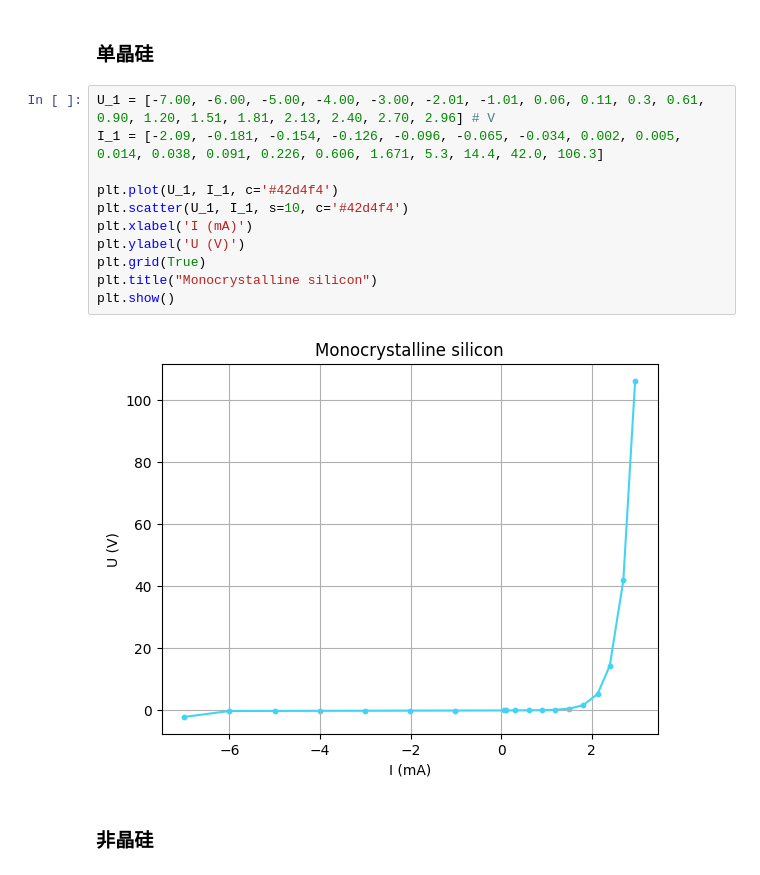
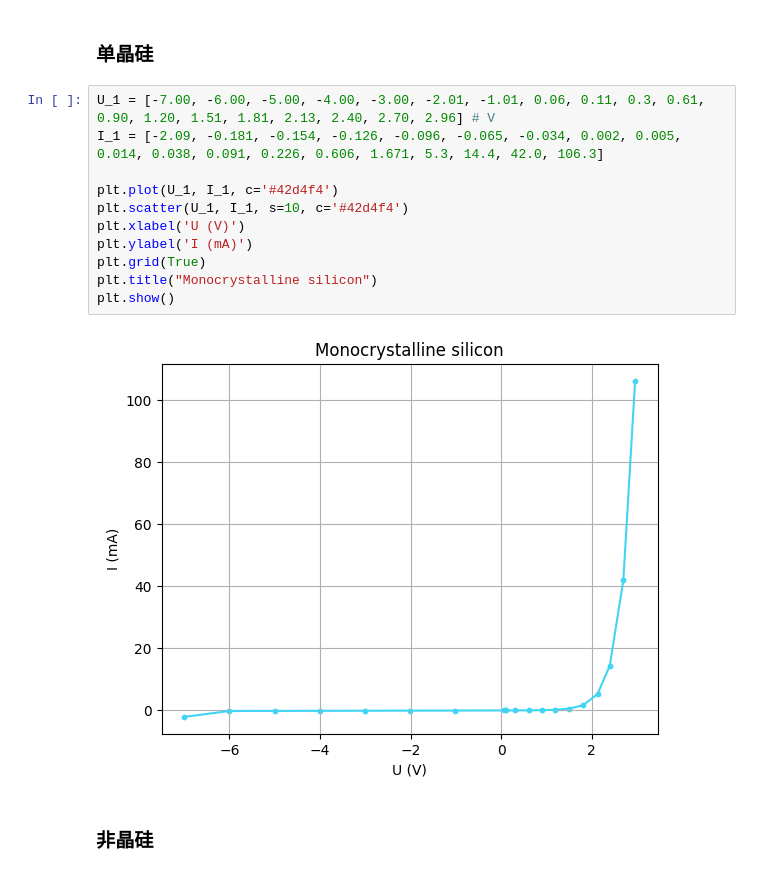
Before and after one commit to HITSZ-OpenAuto/PHYS1002, a Jupyter notebook: Exp11/太阳能电池（by longlin）.ipynb, the cells around one changed output. Cells and saved outputs as stored; diff of their text form.

```diff
--- a/Exp11/太阳能电池（by longlin）.ipynb
+++ b/Exp11/太阳能电池（by longlin）.ipynb
@@ -9,16 +9,16 @@ import numpy as np
 # %%
 U_1 = [-7.00, -6.00, -5.00, -4.00, -3.00, -2.01, -1.01, 0.06, 0.11, 0.3, 0.61, 0.90, 1.20, 1.51, 1.81, 2.13, 2.40, 2.70, 2.96] # V
 I_1 = [-2.09, -0.181, -0.154, -0.126, -0.096, -0.065, -0.034, 0.002, 0.005, 0.014, 0.038, 0.091, 0.226, 0.606, 1.671, 5.3, 14.4, 42.0, 106.3]
 
 plt.plot(U_1, I_1, c='#42d4f4')
 plt.scatter(U_1, I_1, s=10, c='#42d4f4')
-plt.xlabel('I (mA)')
-plt.ylabel('U (V)')
+plt.xlabel('U (V)')
+plt.ylabel('I (mA)')
 plt.grid(True)
 plt.title("Monocrystalline silicon")
 plt.show()
 # %% [output]
-[figure, old version]
+[figure, new version]
 # %% [markdown]
 ### 非晶硅
 # %%
```
Also changed, not shown: parts of 4 cells of this notebook.
